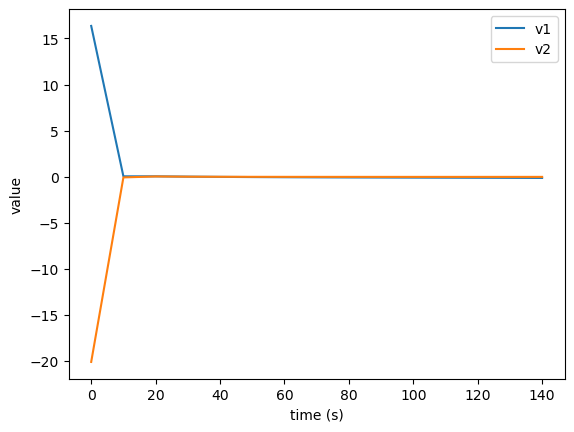
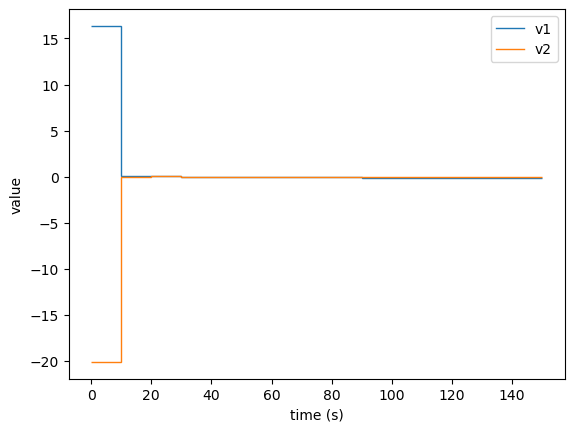
Code edit (unified diff) that turned the first committed figure into the second:
--- before
+++ after
@@ -1,14 +1,17 @@
 # Extract optimal control inputs (N values, one piecewise-constant value per finite element)
 # m.i = [0, 1, ..., N-1]; multiply by m.h.value to convert element indices to time in seconds.
-idx = list(m.i)
+idx = list(m.iii)
 t = [k * m.h.value for k in idx]
 
-v1 = [pyo.value(m.v1[i]) for i in idx]
-v2 = [pyo.value(m.v2[i]) for i in idx]
+v1 = [pyo.value(m.v1[i]) for i in m.i]
+v2 = [pyo.value(m.v2[i]) for i in m.i]
 
 # Plot optimal control trajectories (deviations from steady-state pump flows, ml/s)
 plt.figure()  # new plot
-plt.plot(t, v1, label='v1')
-plt.plot(t, v2, label='v2')
+#plt.plot(t, v1, label='v1')
+#plt.plot(t, v2, label='v2')
+
+plt.stairs(v1, t, baseline=None, label='v1')
+plt.stairs(v2, t, baseline=None, label='v2')
 
 plt.xlabel('time (s)')

Commit: Render pump inputs as steps; use stairs in notebook control plot